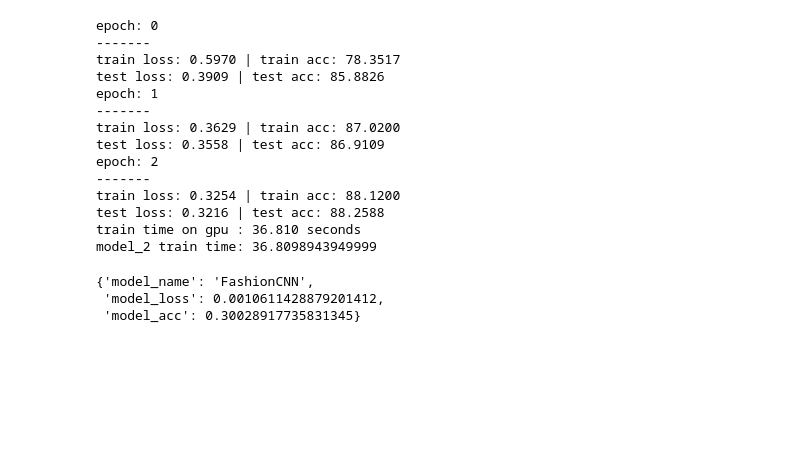
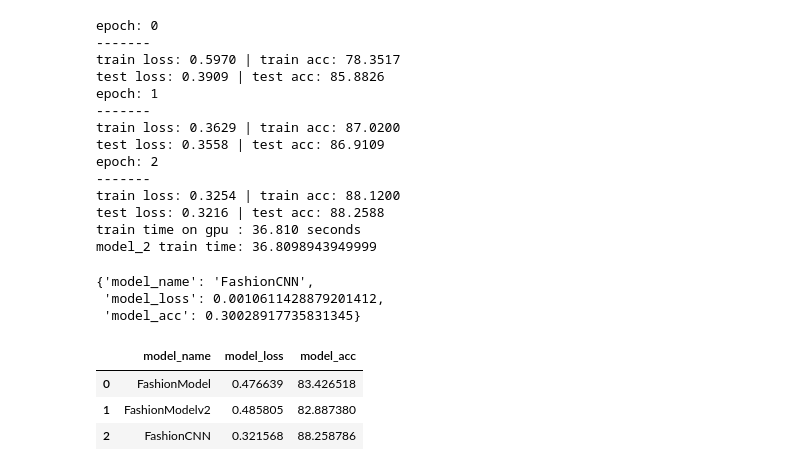
Before and after one commit to saim9211/DeepLearning, a Jupyter notebook: 03_pytorch_cv.ipynb, the cells around one changed output. Cells and saved outputs as stored; diff of their text form; code cells hidden in the pictures; blank space fills up the shorter version.

```diff
--- a/03_pytorch_cv.ipynb
+++ b/03_pytorch_cv.ipynb
@@ -886,3 +886,70 @@ model_2_results
 {'model_name': 'FashionCNN',
  'model_loss': 0.0010611428879201412,
  'model_acc': 0.30028917735831345}
+# %%
+# create the data frame that gives us the each model result
+import pandas as pd
+import torch
+
+# Re-define eval_model function correctly within this cell
+# This local re-definition will be used for subsequent calls within this cell's execution context.
+def eval_model(
+    model:torch.nn.Module,
+    data_loader:torch.utils.data.DataLoader,
+    loss_fn:torch.nn.Module,
+    accuracy_fn,
+    device:torch.device # Ensure device is passed for correct evaluation
+):
+  """Returns a dictionary containing the result of the model predicting on data loaders."""
+  loss,acc=0,0
+  model.eval() # Use the passed model
+  with torch.inference_mode():
+    for X,y in data_loader:
+      X, y = X.to(device), y.to(device) # Move data to the correct device
+      y_pred=model(X) # Use the passed model to make predictions
+
+      loss+=loss_fn(y_pred,y)
+      acc+=accuracy_fn(y_true=y,
+                       y_pred=y_pred.argmax(dim=1))
+    # Divide loss and acc by len(data_loader) *after* the loop to get correct averages
+    loss/=len(data_loader)
+    acc/=len(data_loader)
+    return {"model_name": model.__class__.__name__,
+          "model_loss":loss.item(),
+          "model_acc":acc}
+
+# Re-evaluate models with the corrected eval_model function
+# Ensure `device` is correctly specified for each model based on its training device
+model_0_res = eval_model(
+    model=model_0,
+    data_loader=test_dataloader,
+    loss_fn=loss_fn,
+    accuracy_fn=accuracy_fn,
+    device='cpu' # model_0 was trained on CPU
+)
+
+model_1_results = eval_model(
+    model=model_1,
+    data_loader=test_dataloader,
+    loss_fn=loss_fn,
+    accuracy_fn=accuracy_fn,
+    device=device # model_1 was trained on the 'device' (GPU if available)
+)
+
+model_2_results = eval_model(
+    model=model_2,
+    data_loader=test_dataloader,
+    loss_fn=loss_fn,
+    accuracy_fn=accuracy_fn,
+    device=device # model_2 was trained on the 'device' (GPU if available)
+)
+
+res=pd.DataFrame([model_0_res,
+                  model_1_results,
+                  model_2_results])
+res
+# %% [output]
+|  | model_name | model_loss | model_acc |
+| 0 | FashionModel | 0.476639 | 83.426518 |
+| 1 | FashionModelv2 | 0.485805 | 82.887380 |
+| 2 | FashionCNN | 0.321568 | 88.258786 |
```
Also changed, not shown: parts of 2 cells of this notebook.
